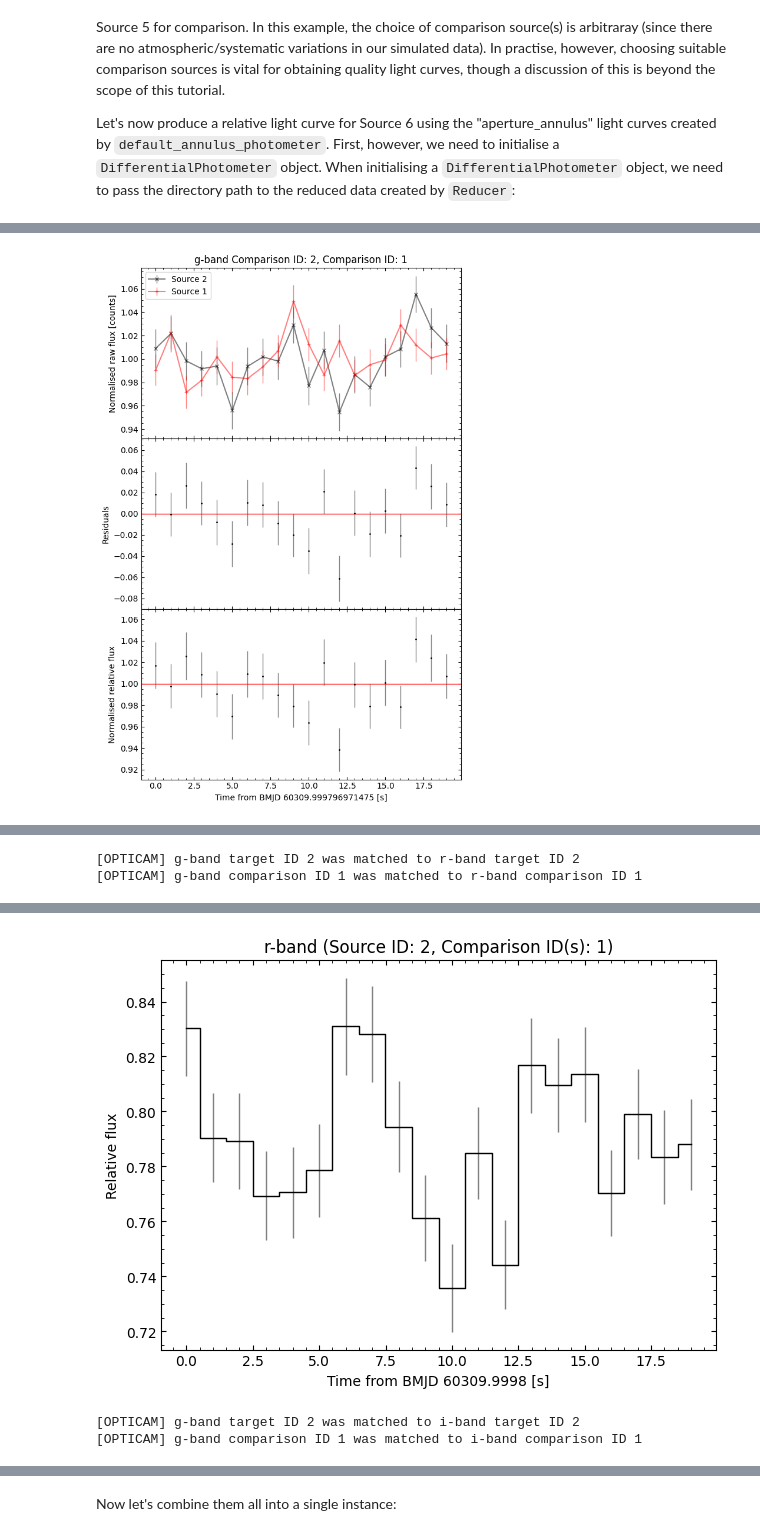
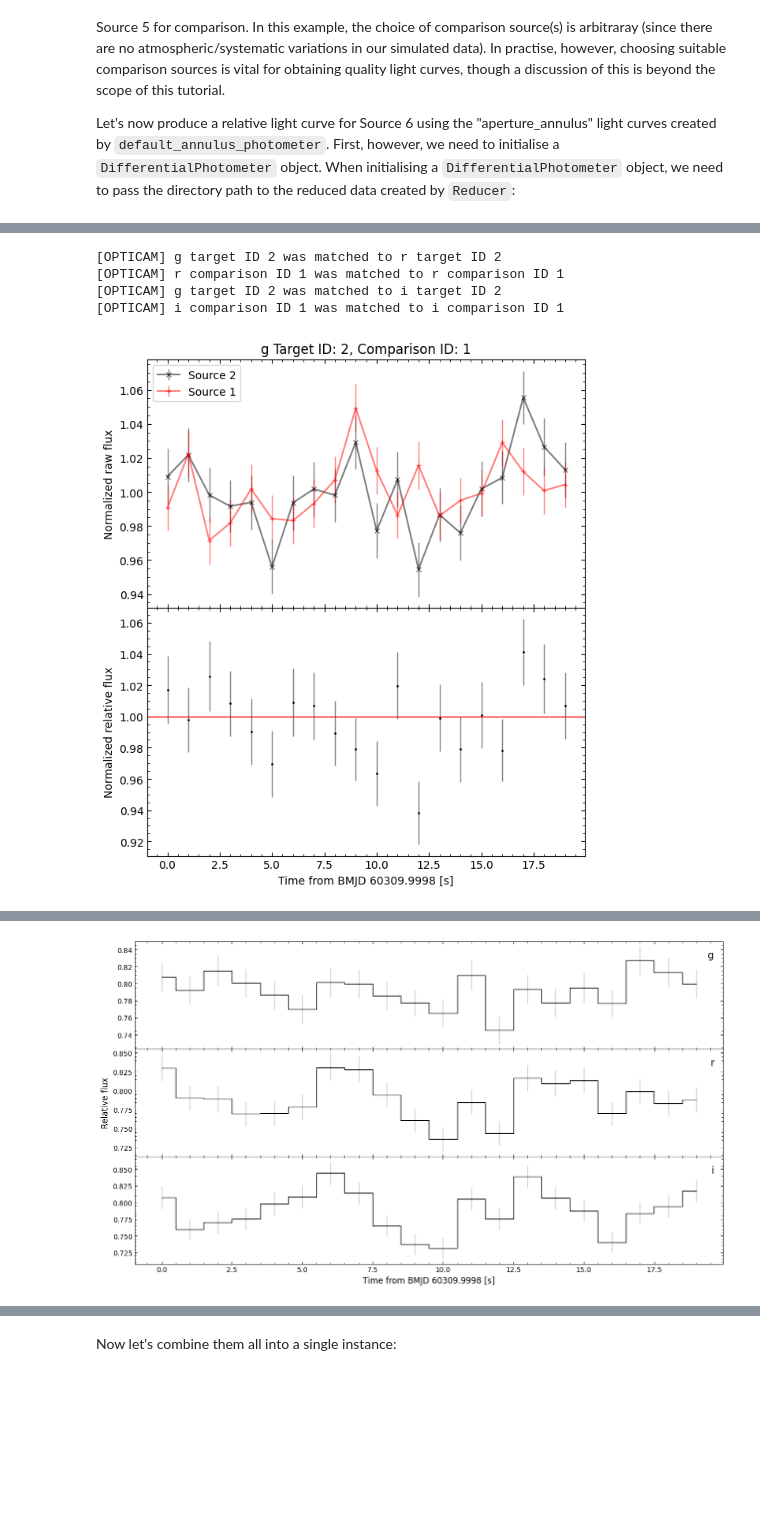
Before and after one commit to OPTICAM-instrument/opticam, a Jupyter notebook: docs/tutorials/reduction.ipynb, the cells around one changed output, grey strips where cells are left out. Saved outputs shown, nothing was run; the diff lists cells and outputs as text; code cells hidden in the pictures; blank space fills up the shorter version.

```diff
--- a/docs/tutorials/reduction.ipynb
+++ b/docs/tutorials/reduction.ipynb
@@ -163,15 +173,19 @@ When initialising a `DifferentialPhotometer` object, the source catalogs are out
 # %%
 target = 2  # source of interest
 comparisons = [1]  # comparison sources
 
 annulus_analyzer = dphot.get_relative_light_curve(
-    'g-band',  # filter for which to compute the relative light curve
+    'g',  # filter for which to compute the relative light curve
     target,  # source of interest
     comparisons,  # comparison sources
     phot_label='aperture_annulus',  # label for the photometry results
     prefix='test',  # prefix for the output files (e.g., the name of the target source)
     match_other_cameras=True,  # match sources across cameras
     show_diagnostics=True,  # show diagnostic plots (useful for diagnosis and debugging)
     )
 # %% [output]
+[OPTICAM] g target ID 2 was matched to r target ID 2
+[OPTICAM] r comparison ID 1 was matched to r comparison ID 1
+[OPTICAM] g target ID 2 was matched to i target ID 2
+[OPTICAM] i comparison ID 1 was matched to i comparison ID 1
-[figure, old version]
+[figure, new version]
@@ -179,2 +192,0 @@ annulus_analyzer = dphot.get_relative_light_curve(
-[OPTICAM] g-band target ID 2 was matched to r-band target ID 2
-[OPTICAM] g-band comparison ID 1 was matched to r-band comparison ID 1
@@ -182,3 +194 @@ annulus_analyzer = dphot.get_relative_light_curve(
-[figure, old version]
+[figure, new version]
-[OPTICAM] g-band target ID 2 was matched to i-band target ID 2
-[OPTICAM] g-band comparison ID 1 was matched to i-band comparison ID 1
```
Also changed, not shown: parts of 21 cells of this notebook, 6 other files.
